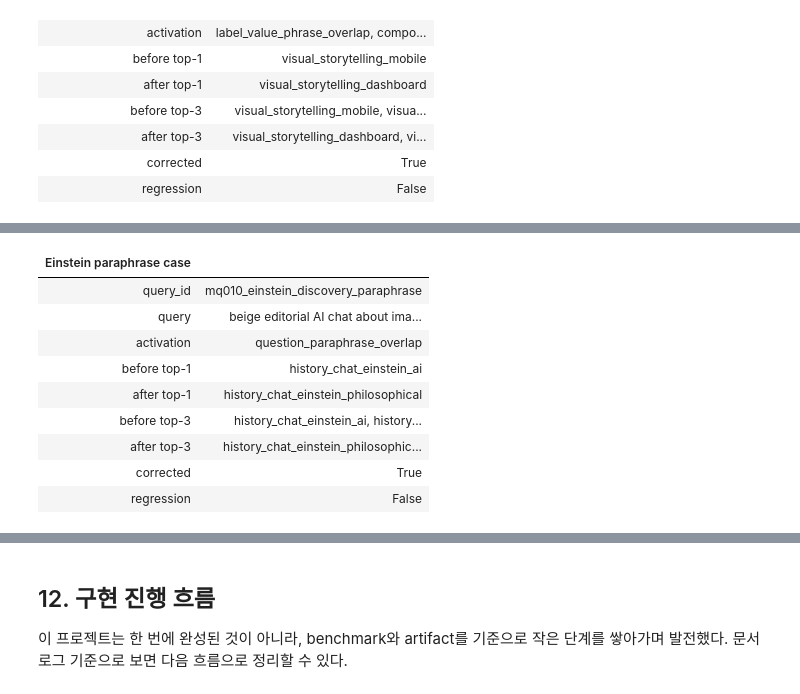
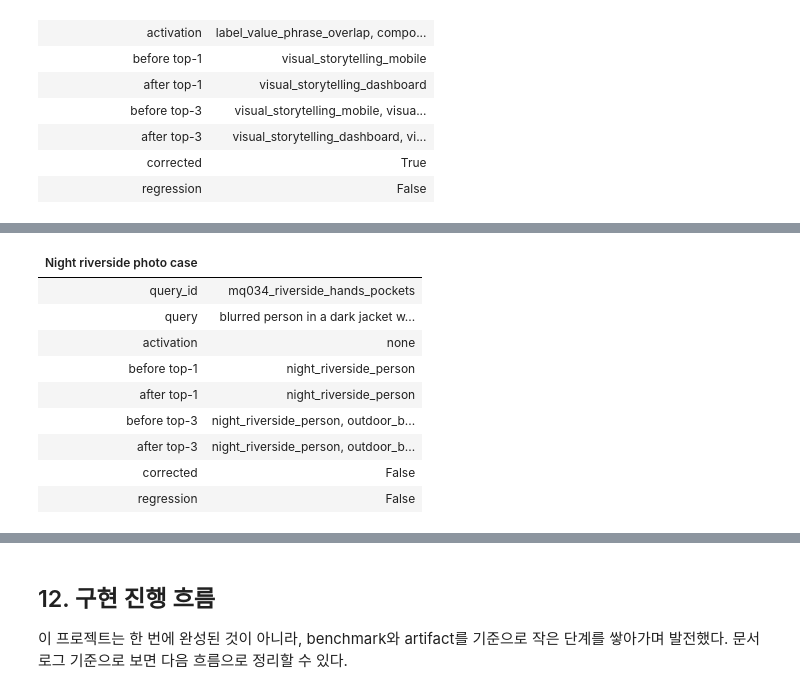
Before and after one commit to soobincho-gif/VisionCaption_5, a Jupyter notebook: submission_package/실습5_조수빈.ipynb, the cells around one changed output, grey strips where cells are left out. Drawn from its saved outputs; the diff is of its cells as text; code cells hidden in the pictures.

Commit message:
Diversify submission notebook example images

```diff
--- a/submission_package/실습5_조수빈.ipynb
+++ b/submission_package/실습5_조수빈.ipynb
@@ -56,6 +56,12 @@ import json
 
 promotion = json.loads(Path("outputs/eval/hard_best_caption_plus_selected_structured_top3_qpo025_v1/mixed_sanity_v1/default_promotion_summary.json").read_text())
 report = json.loads(Path("outputs/eval/hard_best_caption_plus_selected_structured_top3_qpo025_v1/mixed_sanity_v1/report.json").read_text())
+mixed_results = json.loads(Path("outputs/eval/hard_best_caption_plus_selected_structured_top3_qpo025_v1/mixed_sanity_v1/candidate_rerank_with_paraphrase/results.json").read_text())
+
+queries = {row["query_id"]: row for row in mixed_results["queries"]}
+dashboard = queries["mq001_dashboard_dark_panels"]
+riverside = queries["mq034_riverside_hands_pockets"]
+cake = queries["mq038_cake_miammiam"]
 
 snapshot = {
     "promotion_status": promotion["promotion_status"],
@@ -490,23 +493,23 @@ dashboard_case
 # %%
-einstein_case = {
-    "query_id": einstein["query_id"],
-    "query": einstein["query"],
-    "activation_reasons": einstein["activation_reasons"],
-    "before_top_1": einstein["before_top_result"]["image_id"],
-    "after_top_1": einstein["after_top_result"]["image_id"],
-    "before_top_3": [row["image_id"] for row in einstein["original_results"]],
-    "after_top_3": [row["image_id"] for row in einstein["reranked_results"]],
-    "corrected": einstein["corrected"],
+riverside_case = {
+    "query_id": riverside["query_id"],
+    "query": riverside["query"],
+    "activation_reasons": riverside["activation_reasons"],
+    "before_top_1": riverside["before_top_result"]["image_id"],
+    "after_top_1": riverside["after_top_result"]["image_id"],
+    "before_top_3": [row["image_id"] for row in riverside["original_results"]],
+    "after_top_3": [row["image_id"] for row in riverside["reranked_results"]],
+    "corrected": riverside["corrected"],
 }
-einstein_case
+riverside_case
 # %% [output]
-| Einstein paraphrase case |  |
-| query_id | mq010_einstein_discovery_paraphrase |
-| query | beige editorial AI chat about ima... |
-| activation | question_paraphrase_overlap |
-| before top-1 | history_chat_einstein_ai |
-| after top-1 | history_chat_einstein_philosophical |
-| before top-3 | history_chat_einstein_ai, history... |
-| after top-3 | history_chat_einstein_philosophic... |
-| corrected | True |
+| Night riverside photo case |  |
+| query_id | mq034_riverside_hands_pockets |
+| query | blurred person in a dark jacket w... |
+| activation | none |
+| before top-1 | night_riverside_person |
+| after top-1 | night_riverside_person |
+| before top-3 | night_riverside_person, outdoor_b... |
+| after top-3 | night_riverside_person, outdoor_b... |
+| corrected | False |
 | regression | False |
```
Also changed, not shown: parts of 5 cells of this notebook, 6 other files.
